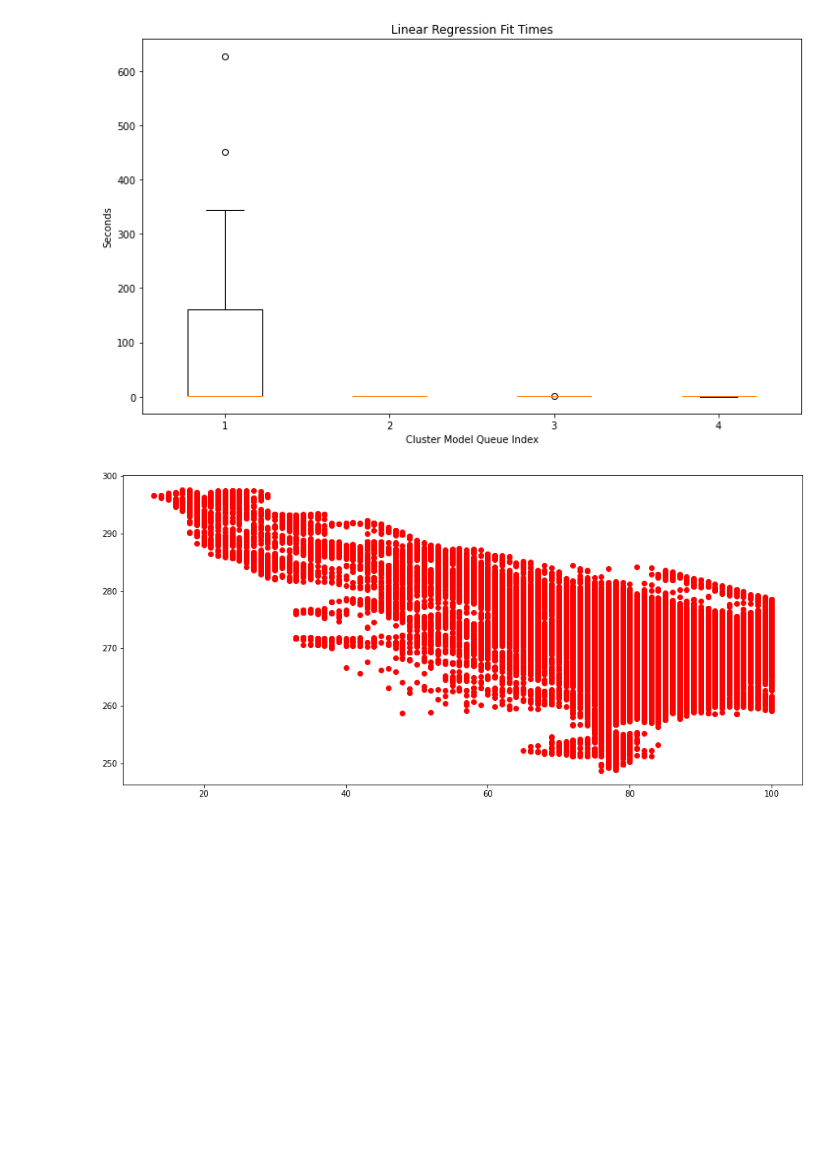
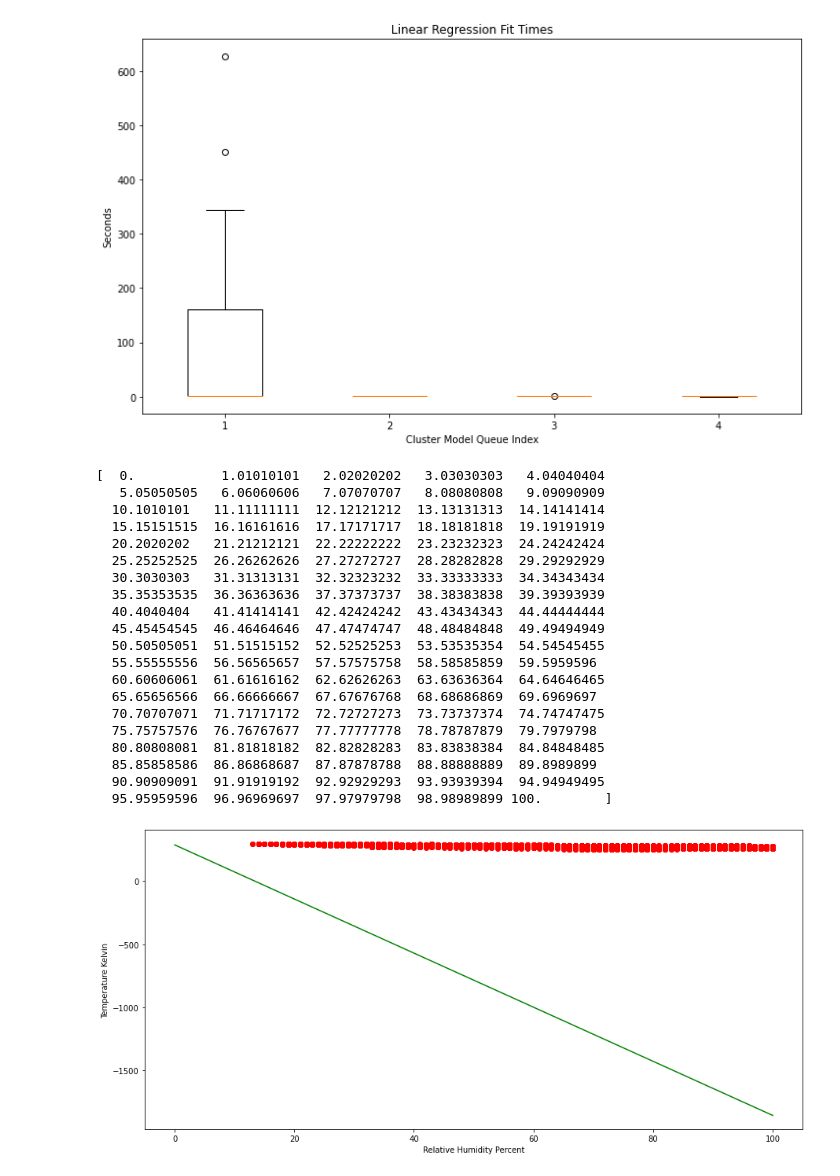
Before and after one commit to menuka94/transfer-learning, a Jupyter notebook: Job_Profiling.ipynb, the cells around one changed output. Saved outputs shown, nothing was run; the diff lists cells and outputs as text; code cells hidden in the pictures; blank space fills up the shorter version.

```diff
--- a/Job_Profiling.ipynb
+++ b/Job_Profiling.ipynb
@@ -270,15 +270,40 @@ plt.show()
 # %%
 import numpy as np
 gis_join_df = pd.read_csv("experiment_data/rows.csv", header=0)
 
 X1 = gis_join_df["relative_humidity_percent"].to_list()
 Y1 = gis_join_df["label"].to_list()
 
 X2 = np.linspace(0, 100, 100)
-Y2 =
+Y2 = -21.42472705233258 * X2 + 287.2175
+
+print(X2)
 
 plt.figure(figsize=(15,7))
 plt.plot(X1,Y1, "ro")
+plt.plot(X2,Y2, "g-")
+plt.xlabel("Relative Humidity Percent")
+plt.ylabel("Temperature Kelvin")
 plt.show()
 # %% [output]
+[  0.           1.01010101   2.02020202   3.03030303   4.04040404
+   5.05050505   6.06060606   7.07070707   8.08080808   9.09090909
+  10.1010101   11.11111111  12.12121212  13.13131313  14.14141414
+  15.15151515  16.16161616  17.17171717  18.18181818  19.19191919
+  20.2020202   21.21212121  22.22222222  23.23232323  24.24242424
+  25.25252525  26.26262626  27.27272727  28.28282828  29.29292929
+  30.3030303   31.31313131  32.32323232  33.33333333  34.34343434
+  35.35353535  36.36363636  37.37373737  38.38383838  39.39393939
+  40.4040404   41.41414141  42.42424242  43.43434343  44.44444444
+  45.45454545  46.46464646  47.47474747  48.48484848  49.49494949
+  50.50505051  51.51515152  52.52525253  53.53535354  54.54545455
+  55.55555556  56.56565657  57.57575758  58.58585859  59.5959596
+  60.60606061  61.61616162  62.62626263  63.63636364  64.64646465
+  65.65656566  66.66666667  67.67676768  68.68686869  69.6969697
+  70.70707071  71.71717172  72.72727273  73.73737374  74.74747475
+  75.75757576  76.76767677  77.77777778  78.78787879  79.7979798
+  80.80808081  81.81818182  82.82828283  83.83838384  84.84848485
+  85.85858586  86.86868687  87.87878788  88.88888889  89.8989899
+  90.90909091  91.91919192  92.92929293  93.93939394  94.94949495
+  95.95959596  96.96969697  97.97979798  98.98989899 100.        ]
-[figure, old version]
+[figure, new version]
```
Also changed, not shown: 1 other file.
